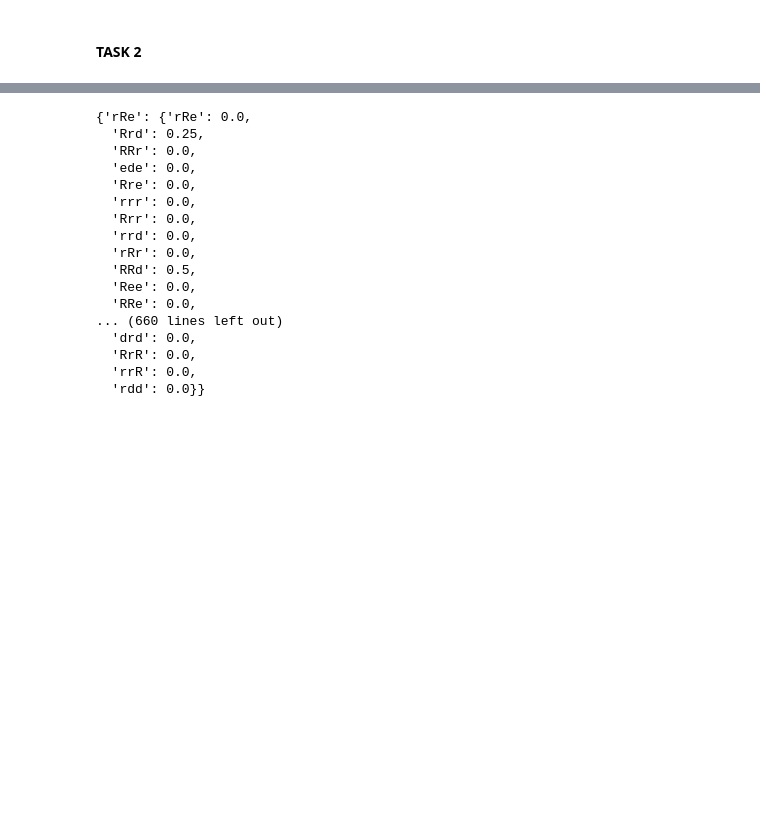
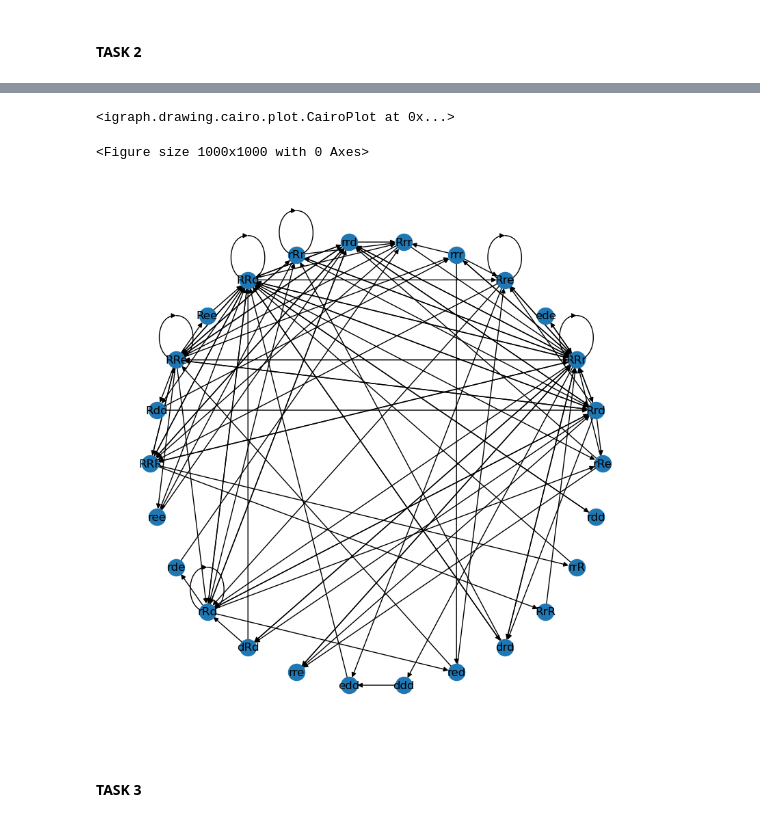
Before and after one commit to dmtrpolovnikov/network_analysis, a Jupyter notebook: practice_2.ipynb, the cells around one changed output, grey strips where cells are left out. Cells and saved outputs as stored; diff of their text form; code cells hidden in the pictures; blank space fills up the shorter version.

```diff
--- a/practice_2.ipynb
+++ b/practice_2.ipynb
@@ -131,4 +155,4 @@ for condition in tickers_df.market_condition.unique():
     condition_state_num = tickers_df[tickers_df['market_condition'] == condition].count()[0]
     for condition2 in tickers_df.market_condition.unique():
         cond2cond_num = tickers_df[tickers_df['mc_transition'] == (condition + condition2)].count()[0]
-        transitions_dict[condition][condition2] = cond2cond_num / condition_state_num
+        transitions_dict[condition][condition2] = round(cond2cond_num / condition_state_num, 3)
@@ -143,20 +159,37 @@ for tradedate in tickers_df.index:
+# %%
+transitions_dict_df = pd.DataFrame(transitions_dict)
+#transitions_dict_df = transitions_dict_df[transitions_dict_df != 0 ]
 # %%
-transitions_dict
+adjacency_matrix = np.zeros(shape=(len(transitions_dict), len(transitions_dict)), dtype=float)
+
+for i, (condition1, transitions) in enumerate(transitions_dict.items()):
+    for j, (condition2, transition_prob) in enumerate(transitions.items()):
+        #print(condition1, i, condition2, j, transition_prob)
+        adjacency_matrix[i, j] = transition_prob
+
+#g = ig.Graph.Adjacency((adjacency_matrix > 0).tolist())
+g = ig.Graph.Adjacency((adjacency_matrix > 0).tolist())
+g.vs['names'] = [key for key in transitions_dict.keys()]
+g.es['weight'] = adjacency_matrix[adjacency_matrix.nonzero()]
+
+G = nx.DiGraph(transitions_dict_df > 0)
-# %% [output]
-{'rRe': {'rRe': 0.0,
-  'Rrd': 0.25,
-  'RRr': 0.0,
-  'ede': 0.0,
-  'Rre': 0.0,
-  'rrr': 0.0,
-  'Rrr': 0.0,
-  'rrd': 0.0,
-  'rRr': 0.0,
-  'RRd': 0.5,
-  'Ree': 0.0,
-  'RRe': 0.0,
-... (660 lines left out)
-  'drd': 0.0,
-  'RrR': 0.0,
-  'rrR': 0.0,
-  'rdd': 0.0}}
+# %%
+# plot the graph
+plt.figure(figsize=(10, 10))
+ig.plot(g,
+        vertex_size=30,
+        vertex_label=g.vs['names'],
+        edge_label=g.es['weight'],
+        bbox=(800, 800),
+        layout='circular',
+        )
+# %% [output]
+<igraph.drawing.cairo.plot.CairoPlot at 0x...>
+<Figure size 1000x1000 with 0 Axes>
+# %%
+plt.figure(figsize =(8, 8))
+nx.draw_circular(G, with_labels = True, )
+# %% [output]
+[figure, added]
+# %% [markdown]
+#### TASK 3
```
Also changed, not shown: parts of 11 cells of this notebook.
